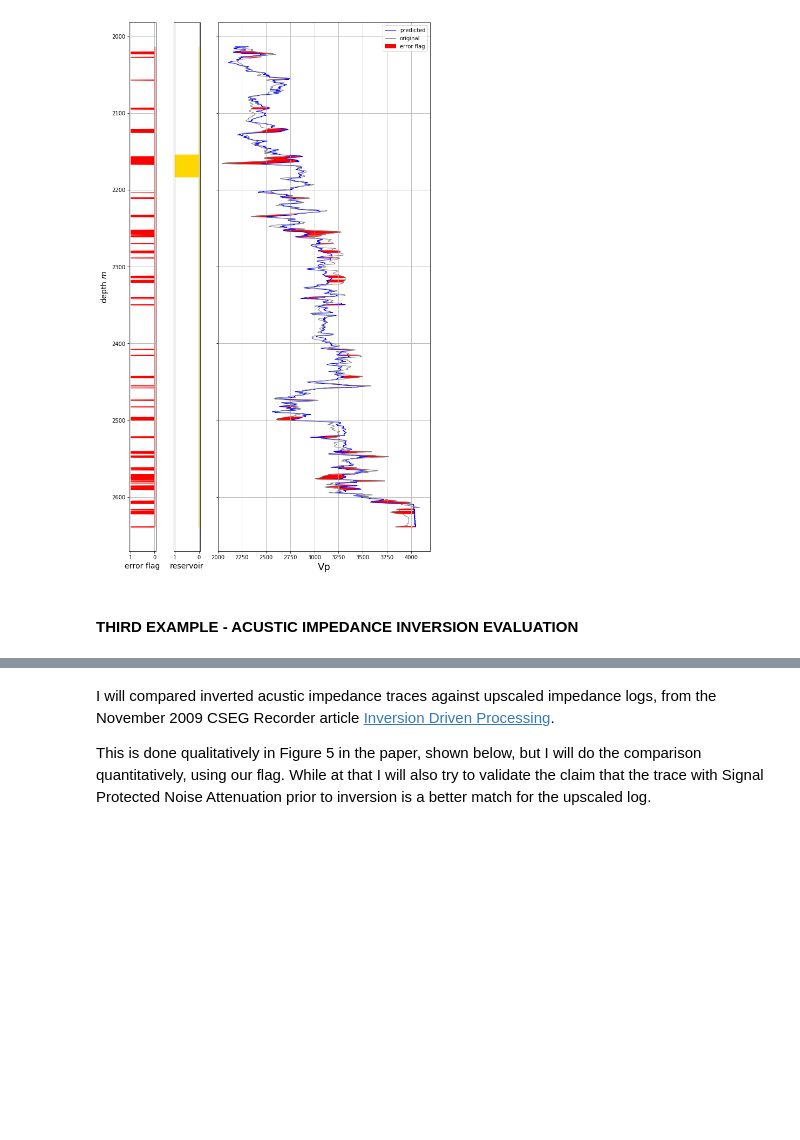
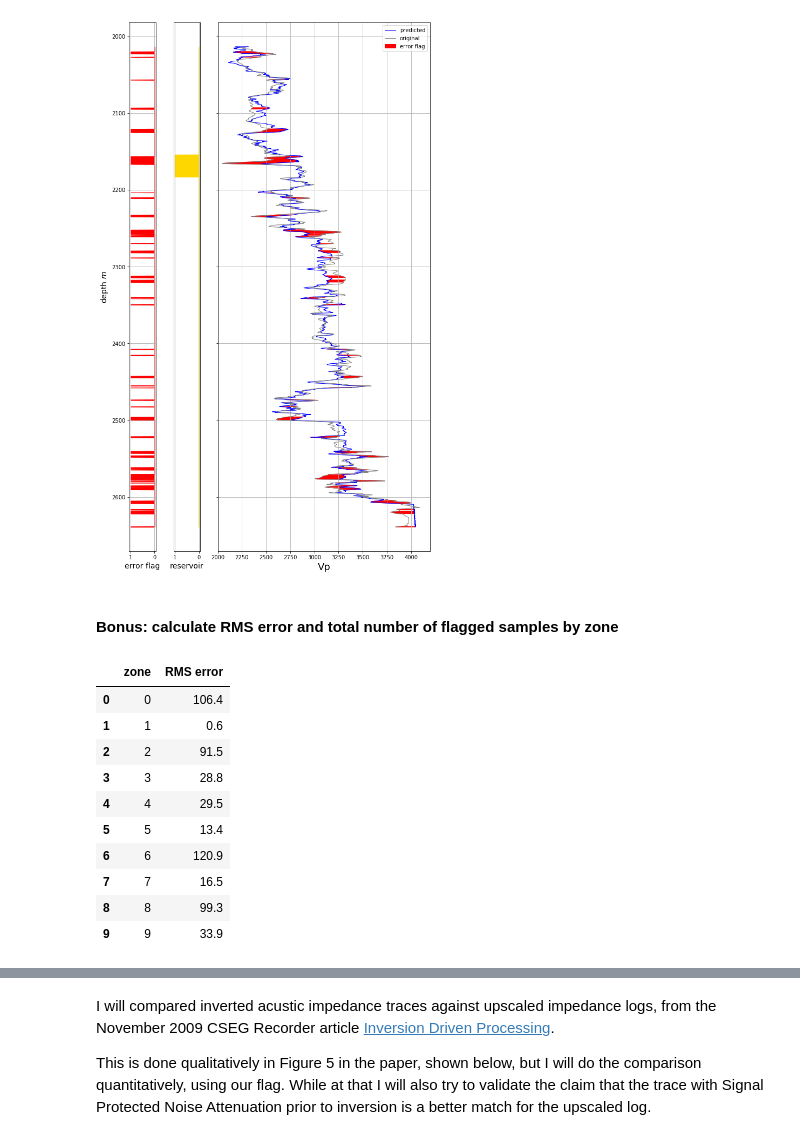
Before and after one commit to agilescientific/in-bruges, a Jupyter notebook: notebooks/Error_flag_demo.ipynb, the cells around one changed output, grey strips where cells are left out. Cells and saved outputs as stored; diff of their text form; code cells hidden in the pictures; blank space fills up the shorter version.

```diff
--- a/notebooks/Error_flag_demo.ipynb
+++ b/notebooks/Error_flag_demo.ipynb
@@ -262,5 +269,5 @@ ax1.legend()
 ax1.grid();
 # %% [output]
 [figure]
-# %% [markdown]
-#### THIRD EXAMPLE - ACUSTIC IMPEDANCE INVERSION EVALUATION
+# %% [markdown]
+#### Bonus: calculate RMS error and total number of flagged samples by zone
@@ -266,0 +279,15 @@ ax1.grid();
+# %%
+zone_errors_df = pd.DataFrame({'zone': zones, 'RMS error': rms}).round(decimals=1)
+zone_errors_df
+# %% [output]
+|  | zone | RMS error |
+| 0 | 0 | 106.4 |
+| 1 | 1 | 0.6 |
+| 2 | 2 | 91.5 |
+| 3 | 3 | 28.8 |
+| 4 | 4 | 29.5 |
+| 5 | 5 | 13.4 |
+| 6 | 6 | 120.9 |
+| 7 | 7 | 16.5 |
+| 8 | 8 | 99.3 |
+| 9 | 9 | 33.9 |
```
Also changed, not shown: parts of 45 cells of this notebook.
